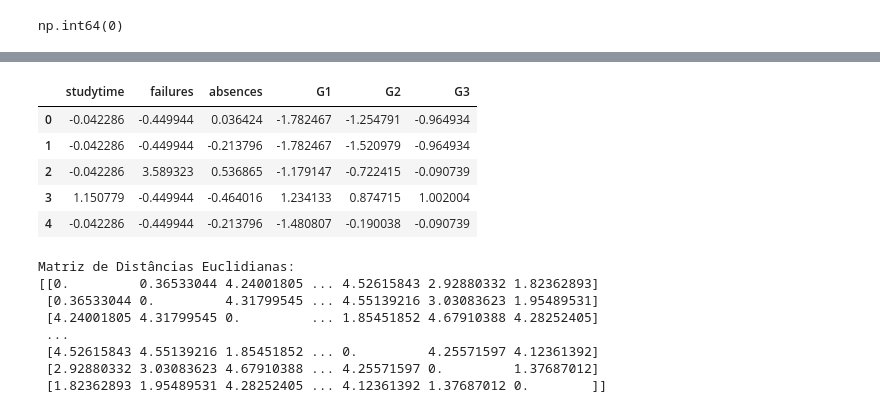
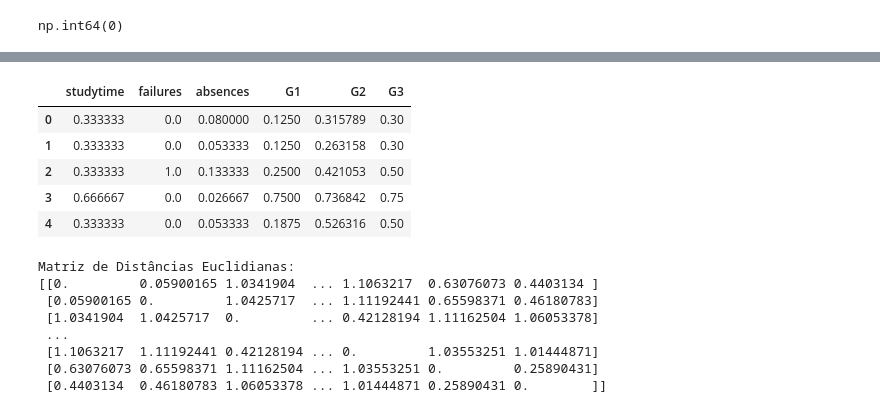
Before and after one commit to ArthurZ7/projeto_predicao_estudantil, a Jupyter notebook: notebook/PredicaoEstudantil.ipynb, the cells around one changed output, grey strips where cells are left out. Drawn from its saved outputs; the diff is of its cells as text; code cells hidden in the pictures.

```diff
--- a/notebook/PredicaoEstudantil.ipynb
+++ b/notebook/PredicaoEstudantil.ipynb
@@ -122,44 +124,44 @@ df_processado.head()
 # %%
 # Atributos para agrupamento: Perfil acadêmico
 
 atributos_cluster = [
     'studytime',
     'failures',
     'absences',
     'G1',
     'G2',
     'G3'
 ]
 
 X = df_processado[atributos_cluster]
 
 # Padronização dos dados
 
-scaler = StandardScaler()
+scaler = MinMaxScaler()
 X_scaled = scaler.fit_transform(X)
 
 # Tabela com os dados padronizados
 X_scaled_df = pd.DataFrame(X_scaled, columns=atributos_cluster)
 X_scaled_df.head()
 # %% [output]
 |  | studytime | failures | absences | G1 | G2 | G3 |
-| 0 | -0.042286 | -0.449944 | 0.036424 | -1.782467 | -1.254791 | -0.964934 |
-| 1 | -0.042286 | -0.449944 | -0.213796 | -1.782467 | -1.520979 | -0.964934 |
-| 2 | -0.042286 | 3.589323 | 0.536865 | -1.179147 | -0.722415 | -0.090739 |
-| 3 | 1.150779 | -0.449944 | -0.464016 | 1.234133 | 0.874715 | 1.002004 |
-| 4 | -0.042286 | -0.449944 | -0.213796 | -1.480807 | -0.190038 | -0.090739 |
+| 0 | 0.333333 | 0.0 | 0.080000 | 0.1250 | 0.315789 | 0.30 |
+| 1 | 0.333333 | 0.0 | 0.053333 | 0.1250 | 0.263158 | 0.30 |
+| 2 | 0.333333 | 1.0 | 0.133333 | 0.2500 | 0.421053 | 0.50 |
+| 3 | 0.666667 | 0.0 | 0.026667 | 0.7500 | 0.736842 | 0.75 |
+| 4 | 0.333333 | 0.0 | 0.053333 | 0.1875 | 0.526316 | 0.50 |
 # %%
 print("Matriz de Distâncias Euclidianas:")
 print(euclidean_distances(X_scaled))
 # %% [output]
 Matriz de Distâncias Euclidianas:
-[[0.         0.36533044 4.24001805 ... 4.52615843 2.92880332 1.82362893]
- [0.36533044 0.         4.31799545 ... 4.55139216 3.03083623 1.95489531]
- [4.24001805 4.31799545 0.         ... 1.85451852 4.67910388 4.28252405]
+[[0.         0.05900165 1.0341904  ... 1.1063217  0.63076073 0.4403134 ]
+ [0.05900165 0.         1.0425717  ... 1.11192441 0.65598371 0.46180783]
+ [1.0341904  1.0425717  0.         ... 0.42128194 1.11162504 1.06053378]
  ...
- [4.52615843 4.55139216 1.85451852 ... 0.         4.25571597 4.12361392]
- [2.92880332 3.03083623 4.67910388 ... 4.25571597 0.         1.37687012]
- [1.82362893 1.95489531 4.28252405 ... 4.12361392 1.37687012 0.        ]]
+ [1.1063217  1.11192441 0.42128194 ... 0.         1.03553251 1.01444871]
+ [0.63076073 0.65598371 1.11162504 ... 1.03553251 0.         0.25890431]
+ [0.4403134  0.46180783 1.06053378 ... 1.01444871 0.25890431 0.        ]]
 # %%
 # Utilização inicial do K-Means para agrupamento
 
```
Also changed, not shown: parts of 4 cells of this notebook, 2 other files.
